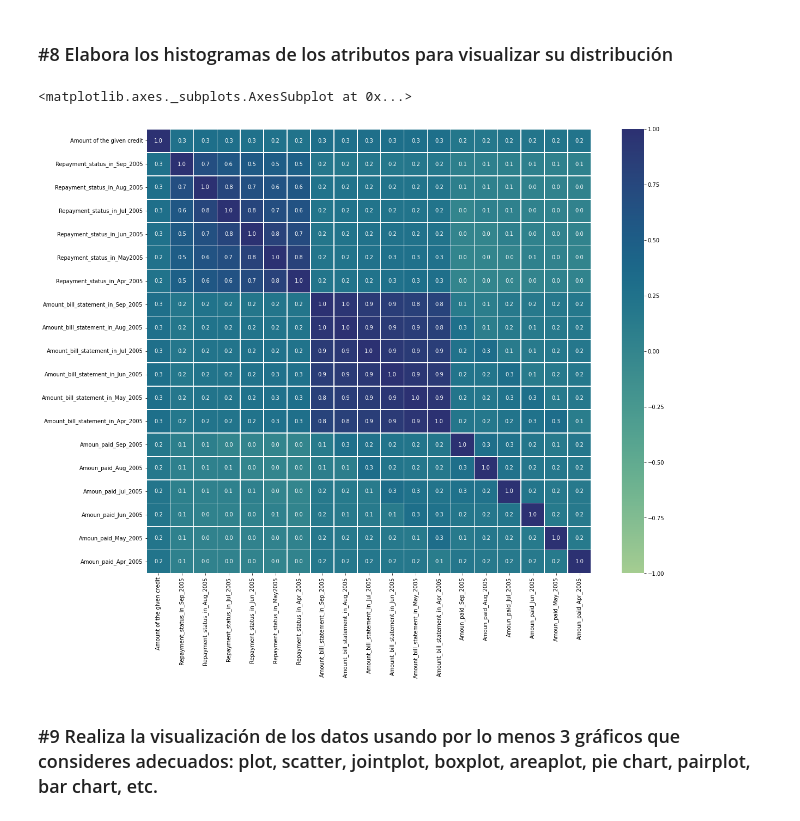
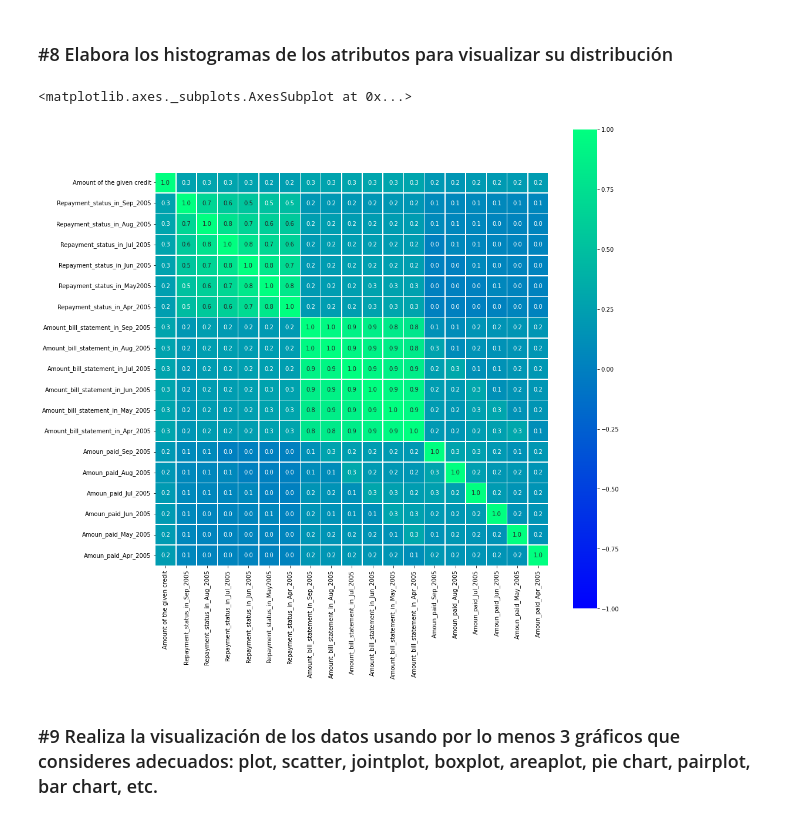
Before and after one commit to PosgradoMNA/actividades-de-aprendizaje-A01793546-Ariel-Corral-Leon, a Jupyter notebook: Actividad_Sem_6_Visualizacion_A01793546.ipynb, the cells around one changed output. Cells and saved outputs as stored; diff of their text form; code cells hidden in the pictures.

```diff
--- a/Actividad_Sem_6_Visualizacion_A01793546.ipynb
+++ b/Actividad_Sem_6_Visualizacion_A01793546.ipynb
@@ -498,11 +498,10 @@ pcsSummary_df_imp
 # %%
 Correlation_Matrix = df_imp.corr().abs()
 Correlation_Matrix = scaled_df_imp.corr().abs()
-#cols = corrmat.nlargest(k, 'Y')['Y'].index
-f, ax = plt.subplots(figsize = (20,15)) #Definir el área de trabajo.
-sns.heatmap(Correlation_Matrix, vmax = 1, vmin = -1, square = True, annot = True, fmt=".1f", linewidth=.5, cmap="crest")
+plt.subplots(figsize = (15,15))
+sns.heatmap(Correlation_Matrix, vmax = 1, vmin = -1, square = True, annot = True, fmt=".1f", linewidth=.5, cmap="winter")
 # %% [output]
 <matplotlib.axes._subplots.AxesSubplot at 0x...>
-[figure, old version]
+[figure, new version]
 # %% [markdown]
 ### #9 Realiza la visualización de los datos usando por lo menos 3 gráficos que consideres adecuados: plot, scatter, jointplot, boxplot, areaplot, pie chart, pairplot, bar chart, etc.
```
Also changed, not shown: parts of 2 cells of this notebook.
